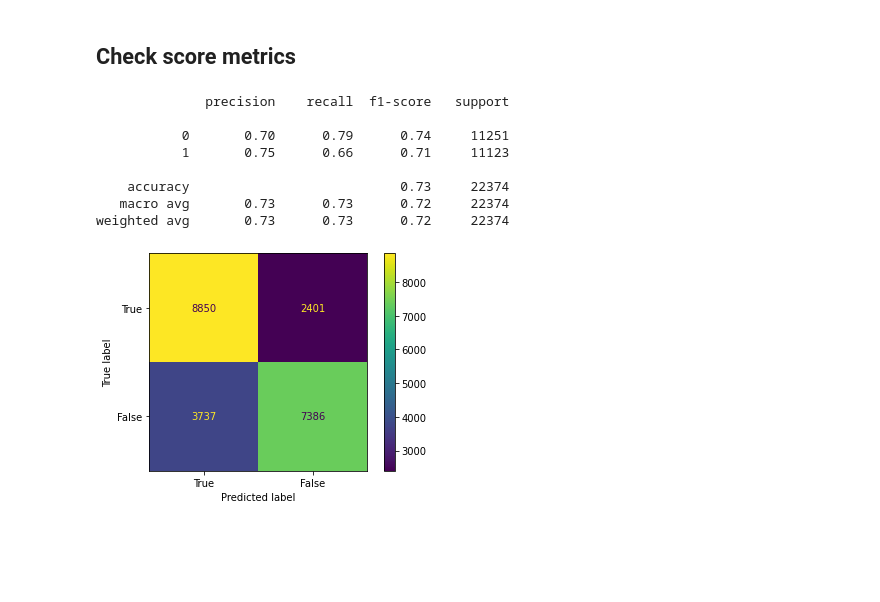
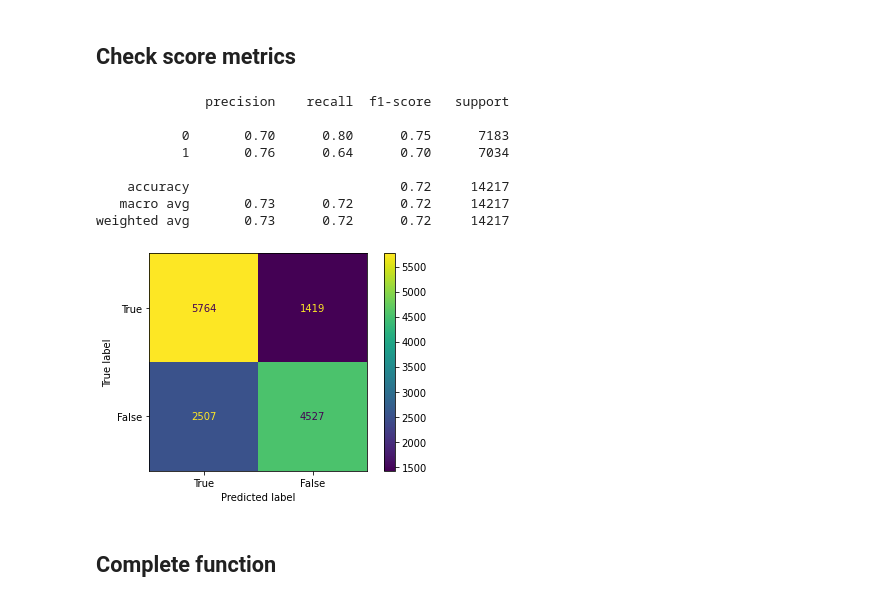
Before and after one commit to felix-tjernberg/machine-learning, a Jupyter notebook: lab/2-4-model-select-functions-creation.ipynb, the cells around one changed output. Cells and saved outputs as stored; diff of their text form; code cells hidden in the pictures; blank space fills up the shorter version.

Commit message:
Redo 2-4-functions-creation

```diff
--- a/lab/2-4-model-select-functions-creation.ipynb
+++ b/lab/2-4-model-select-functions-creation.ipynb
@@ -2,0 +17,4 @@
+# %%
+X, y = create_X_y_from_data_frame(all_features_dataset_dropped_samples, 'cardio')
+X_train_all, X_test_unseen, y_train_all, y_test_unseen = train_test_split(X,y,test_size=0.3,random_state=42)
+X_train_eval, X_test_eval, y_train_eval, y_test_eval = train_test_split(X_train_all,y_train_all,test_size=0.3,random_state=42)
@@ -72,40 +64,21 @@ search_pipeline_logistic_regression_param_scores
 # %% [markdown]
 ## Check score metrics
-# %%
-def show_evaluation_metrics(y_test, y_pred):
-    cm = confusion_matrix(y_test, y_pred)
-    print(classification_report(cm))
-    ConfusionMatrixDisplay(cm).plot()
 # %%
-def train_model_and_show_metrics(model, dataset:pandas.DataFrame, target_column:str, display_labels=['True', 'False']):
-    X, y = create_X_y_from_data_frame(dataset, target_column)
-    X_train, X_test, y_train, y_test = train_test_split(X, y, test_size=0.33, random_state=42)
-    model.fit(X_train, y_train)
+def show_evaluation_metrics(model, X_test, y_test, display_labels=['True', 'False']):
     y_pred = model.predict(X_test)
-
     print(classification_report(y_test, y_pred))
-    cm = confusion_matrix(y_test, y_pred)
-    ConfusionMatrixDisplay(cm, display_labels=display_labels).plot()
+    ConfusionMatrixDisplay(confusion_matrix(y_test, y_pred), display_labels=display_labels).plot()
-# %%
-logistic_regression_model = Pipeline(
-    [
-        ("scaler", StandardScaler()),
-        (
-            "LogisticRegression",
-            LogisticRegression(
-                solver="saga", multi_class="ovr", max_iter=10000, penalty="elasticnet", l1_ratio=0.777778
-            ),
-        ),
-    ]
-)
-train_model_and_show_metrics(logistic_regression_model, continuous_dataset, 'cardio')
-# %% [output]
-              precision    recall  f1-score   support
-
-           0       0.70      0.79      0.74     11251
-           1       0.75      0.66      0.71     11123
-
-    accuracy                           0.73     22374
-   macro avg       0.73      0.73      0.72     22374
-weighted avg       0.73      0.73      0.72     22374
-[figure, removed]
+# %%
+show_evaluation_metrics(logistic_regression_model, X_test_eval, y_test_eval)
+# %% [output]
+              precision    recall  f1-score   support
+
+           0       0.70      0.80      0.75      7183
+           1       0.76      0.64      0.70      7034
+
+    accuracy                           0.72     14217
+   macro avg       0.73      0.72      0.72     14217
+weighted avg       0.73      0.72      0.72     14217
+[figure, added]
+# %% [markdown]
+## Complete function
```
Also changed, not shown: parts of 16 cells of this notebook, 1 other file.
